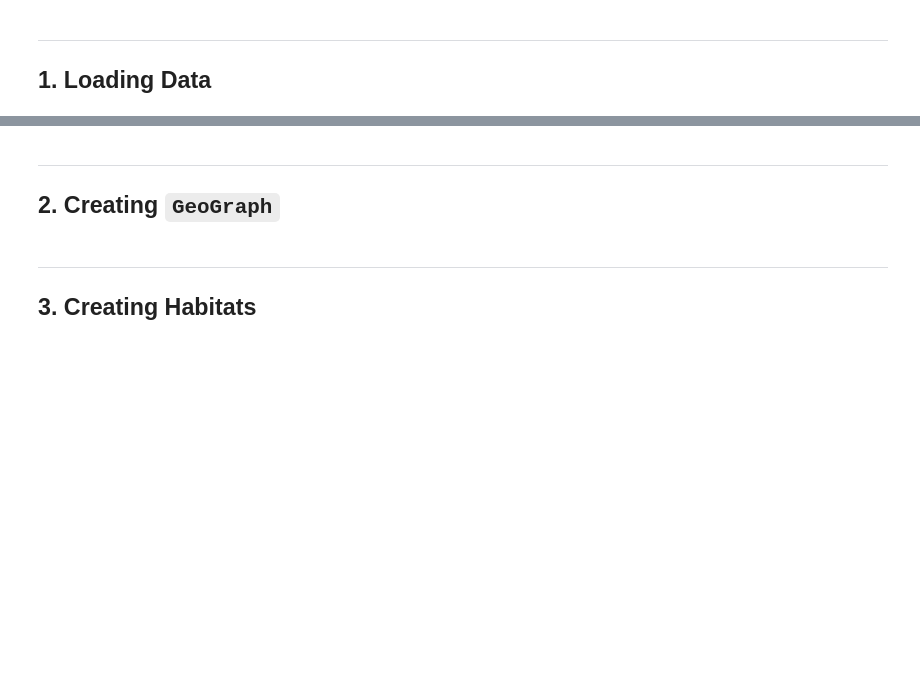
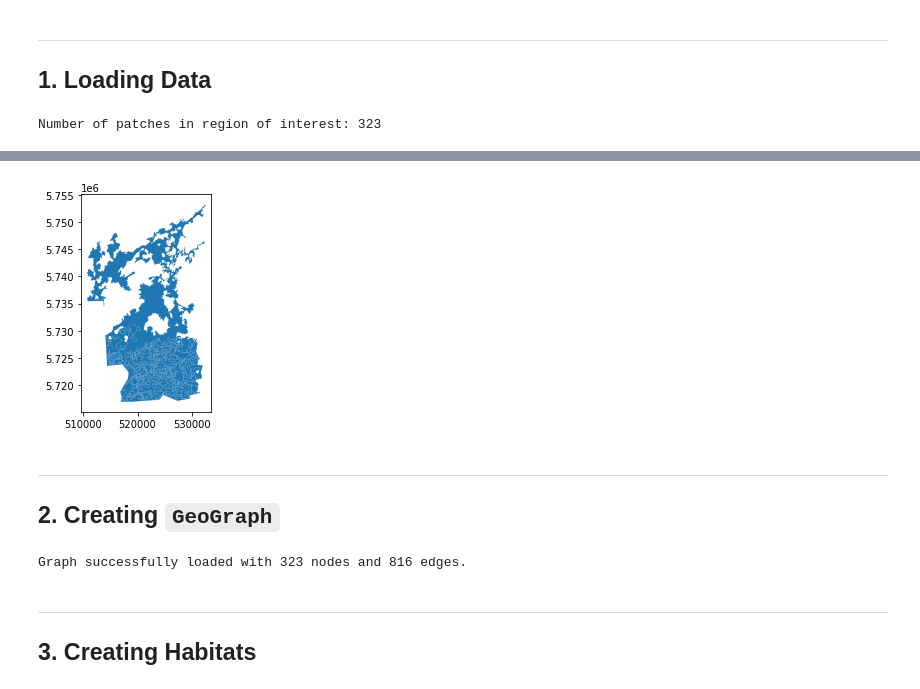
Before and after one commit to ai4er-cdt/geograph, a Jupyter notebook: notebooks/4-demo-geographviewer-polesia.ipynb, the cells around one changed output, grey strips where cells are left out. Saved outputs shown, nothing was run; the diff lists cells and outputs as text; code cells hidden in the pictures; blank space fills up the shorter version.

```diff
--- a/notebooks/4-demo-geographviewer-polesia.ipynb
+++ b/notebooks/4-demo-geographviewer-polesia.ipynb
@@ -22,11 +22,8 @@ from src.constants import UTM35N
 import pathlib
 import geopandas as gpd
 
-# Loading Polesia data set from shared Jasmin folder
-GWS_DATA_DIR = pathlib.Path(
-    "/gws/nopw/j04/ai4er/guided-team-challenge/2021/biodiversity"
-)
-data_path = GWS_DATA_DIR / "chernobyl_habitat_data" / "Biotope_EUNIS_ver1.shp"
+# Loading Polesia data
+data_path = DATA_DIR / "polesia" / "polesia_landcover_sample.gpkg"
 gdf = gpd.read_file(data_path)
 
 # Looking at south-west corner of data
@@ -39,3 +36,5 @@ gdf = gdf.cx[ minx:minx+square_len  ,  miny:miny+square_len]
 print("Number of patches in region of interest:", len(gdf))
 gdf.plot()
 gdf.head(5)
+# %% [output]
+Number of patches in region of interest: 323
@@ -42,3 +47,4 @@ gdf.head(5)
+[figure, added]
 # %% [markdown]
 ---
 
@@ -48,6 +54,8 @@ gdf.head(5)
 graph = geograph.GeoGraph(gdf,
                           crs=UTM35N,
                           columns_to_rename={"Eunis_name":"class_label","AREA":"area"})
+# %% [output]
+Graph successfully loaded with 323 nodes and 816 edges.
 # %% [markdown]
 ---
 
```
Also changed, not shown: parts of 5 cells of this notebook.
